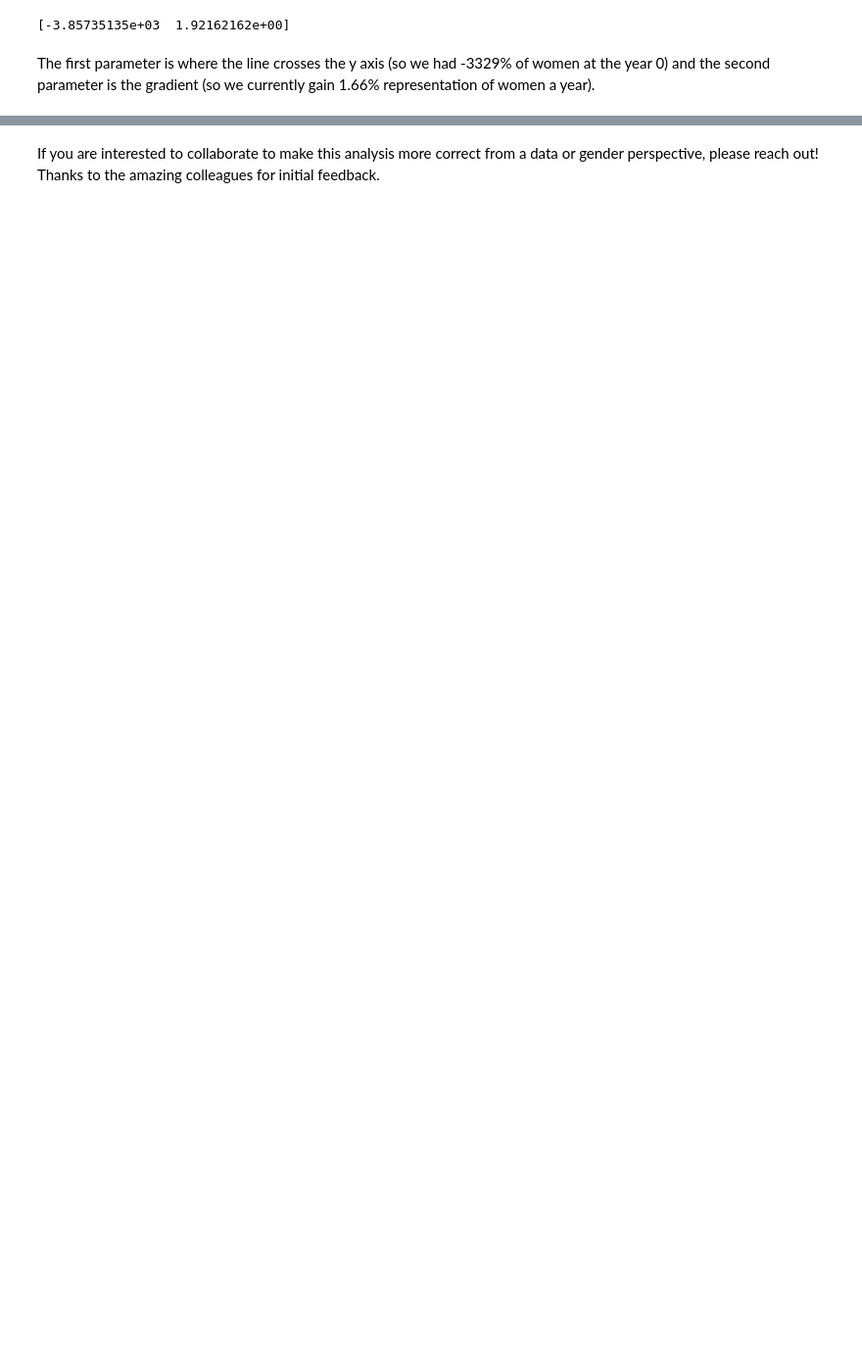
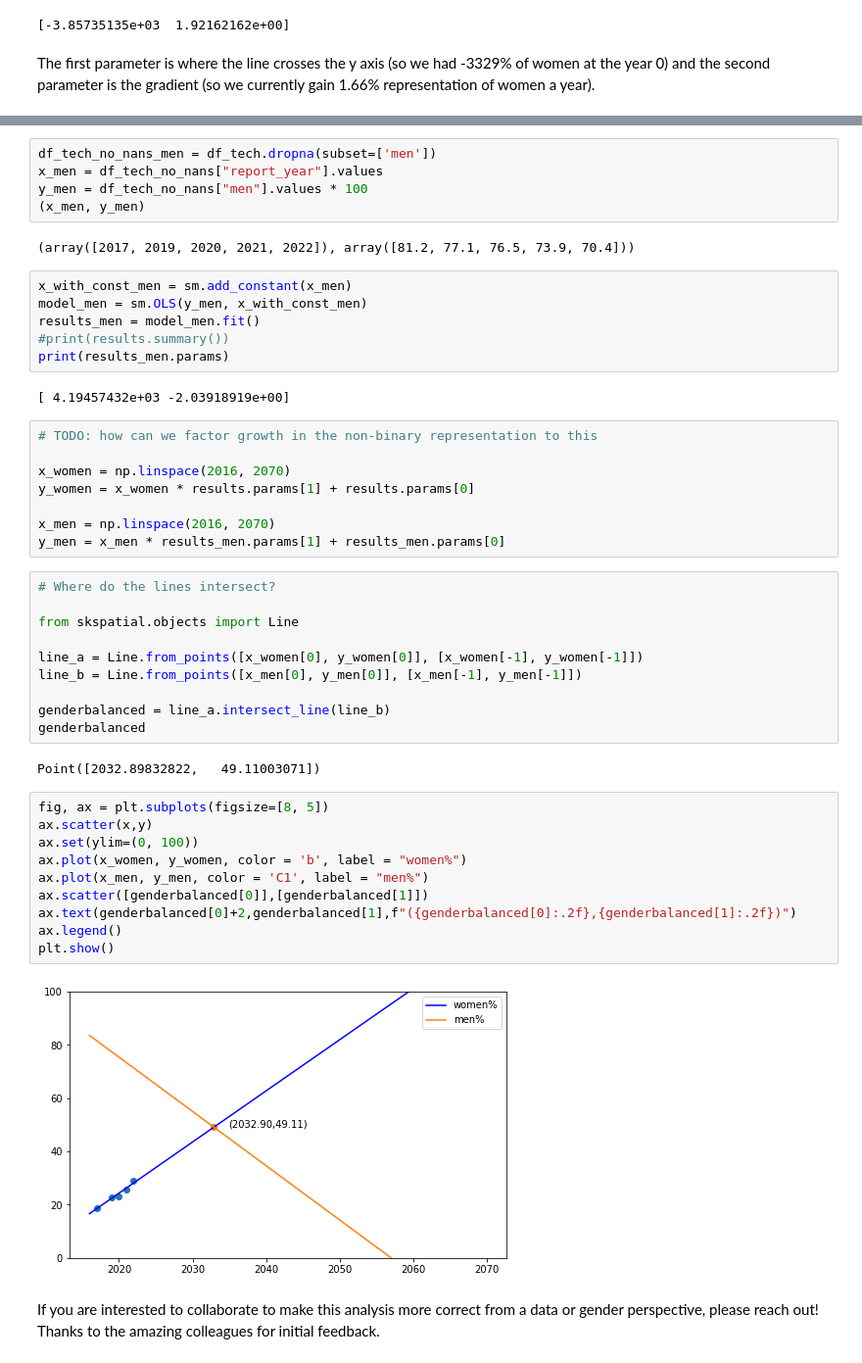
Before and after one commit to duanasq/learning-ds-public, a Jupyter notebook: block_dei_display.ipynb, the cells around one changed output, grey strips where cells are left out. Shown: that part at 98% size. Cells and saved outputs as stored; diff of their text form; blank space fills up the shorter version.

```diff
--- a/block_dei_display.ipynb
+++ b/block_dei_display.ipynb
@@ -144,2 +129,49 @@ plt.show()
+# %%
+df_tech_no_nans_men = df_tech.dropna(subset=['men'])
+x_men = df_tech_no_nans["report_year"].values
+y_men = df_tech_no_nans["men"].values * 100
+(x_men, y_men)
+# %% [output]
+(array([2017, 2019, 2020, 2021, 2022]), array([81.2, 77.1, 76.5, 73.9, 70.4]))
+# %%
+x_with_const_men = sm.add_constant(x_men)
+model_men = sm.OLS(y_men, x_with_const_men)
+results_men = model_men.fit()
+#print(results.summary())
+print(results_men.params)
+# %% [output]
+[ 4.19457432e+03 -2.03918919e+00]
+# %%
+# TODO: how can we factor growth in the non-binary representation to this
+
+x_women = np.linspace(2016, 2070)
+y_women = x_women * results.params[1] + results.params[0]
+
+x_men = np.linspace(2016, 2070)
+y_men = x_men * results_men.params[1] + results_men.params[0]
+# %%
+# Where do the lines intersect?
+
+from skspatial.objects import Line
+
+line_a = Line.from_points([x_women[0], y_women[0]], [x_women[-1], y_women[-1]])
+line_b = Line.from_points([x_men[0], y_men[0]], [x_men[-1], y_men[-1]])
+
+genderbalanced = line_a.intersect_line(line_b)
+genderbalanced
+# %% [output]
+Point([2032.89832822,   49.11003071])
+# %%
+fig, ax = plt.subplots(figsize=[8, 5])
+ax.scatter(x,y)
+ax.set(ylim=(0, 100))
+ax.plot(x_women, y_women, color = 'b', label = "women%")
+ax.plot(x_men, y_men, color = 'C1', label = "men%")
+ax.scatter([genderbalanced[0]],[genderbalanced[1]])
+ax.text(genderbalanced[0]+2,genderbalanced[1],f"({genderbalanced[0]:.2f},{genderbalanced[1]:.2f})")
+ax.legend()
+plt.show()
+# %% [output]
+[figure, added]
 # %% [markdown]
 If you are interested to collaborate to make this analysis more correct from a data or gender perspective, please reach out! Thanks to the amazing colleagues for initial feedback.
```
Also changed, not shown: parts of 5 cells of this notebook.
